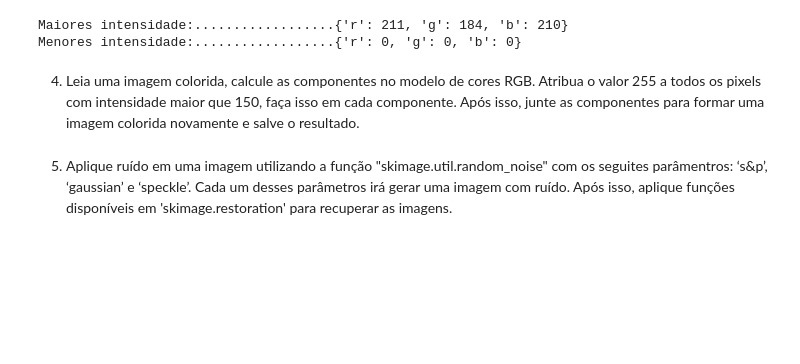
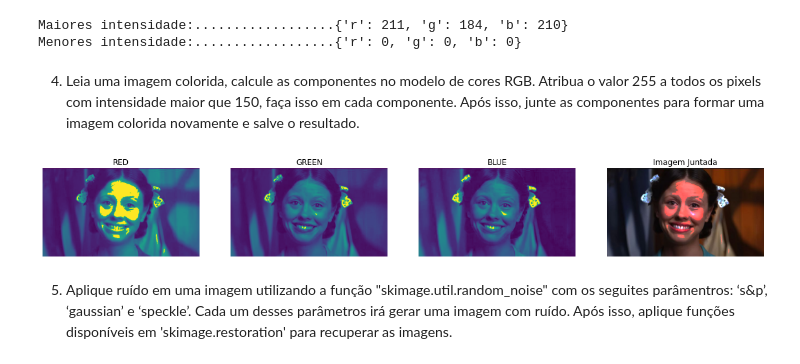
Before and after one commit to mthsvct/TopicosVisao, a Jupyter notebook: atvs/atv1/trabalho.ipynb, the cells around one changed output. Saved outputs shown, nothing was run; the diff lists cells and outputs as text; code cells hidden in the pictures; blank space fills up the shorter version.

```diff
--- a/atvs/atv1/trabalho.ipynb
+++ b/atvs/atv1/trabalho.ipynb
@@ -28,3 +35,10 @@ imagem.shape
+# %%
+def manyShowWithTitle(*imgs, color=None):
+    _, ax = plt.subplots(1, len(imgs), figsize=(20, 20),sharex=True)
+    for index, i in enumerate(ax):
+        i.imshow(imgs[index]['img'], cmap=color)
+        i.set_title(imgs[index]['title'])
+        i.axis('off')
 # %%
 fig, ax = plt.subplots(1,2,figsize=(20, 20),sharex=True)
 ax[0].imshow(imagem);
@@ -100,5 +114,35 @@ Maiores intensidade:..................{'r': 211, 'g': 184, 'b': 210}
 Menores intensidade:..................{'r': 0, 'g': 0, 'b': 0}
 # %% [markdown]
 4) Leia uma imagem colorida, calcule as componentes no modelo de cores RGB.  Atribua o valor 255 a todos os pixels com intensidade maior que 150, faça isso em cada componente. Após isso, junte as componentes para formar uma imagem colorida novamente e salve o resultado.
+# %%
+def aumentaIntensidade(imagem):
+    red = imagem[:,:,0]
+    green = imagem[:,:,1]
+    blue = imagem[:,:,2]
+
+    linhas, colunas, _ = imagem.shape
+
+    for d in [ red, green, blue ]:
+        for l in range(linhas):
+            for c in range(colunas):
+                if d[l, c] > 150:
+                    d[l, c] = 255 # Eh adicionado a maior intensidade para aquele pixel.
+
+    juntado = np.dstack( (red, green, blue) ) # Junta as 3 imagens.
+
+    return {'red': red, 'green': green, 'blue': blue, 'juntado': juntado}
+# %%
+aux = imread(nameFile)
+imagemAu = aumentaIntensidade(aux);
+# %%
+manyShowWithTitle(
+    #{'img': imagem, 'title': 'Original'},
+    {'img': imagemAu['red'], 'title': 'RED'},
+    {'img': imagemAu['green'], 'title': 'GREEN'},
+    {'img': imagemAu['blue'], 'title': 'BLUE'},
+    {'img': imagemAu['juntado'], 'title': 'Imagem Juntada'}
+)
+# %% [output]
+[figure, added]
 # %% [markdown]
 5) Aplique ruído em uma imagem utilizando a função "skimage.util.random_noise" com os seguites parâmentros: ‘s&p’, ‘gaussian’ e ‘speckle’. Cada um desses parâmetros irá gerar uma imagem com ruído. Após isso, aplique funções disponíveis em 'skimage.restoration' para recuperar as imagens.
```
Also changed, not shown: parts of 4 cells of this notebook, 1 other file.
